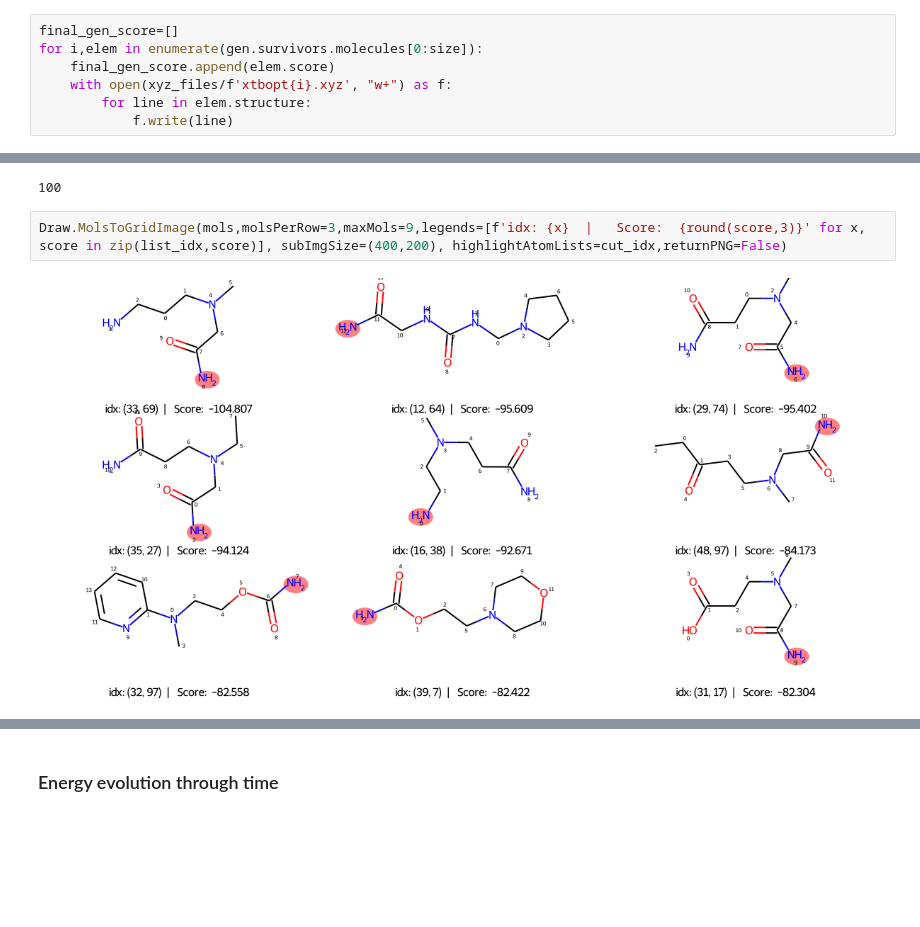
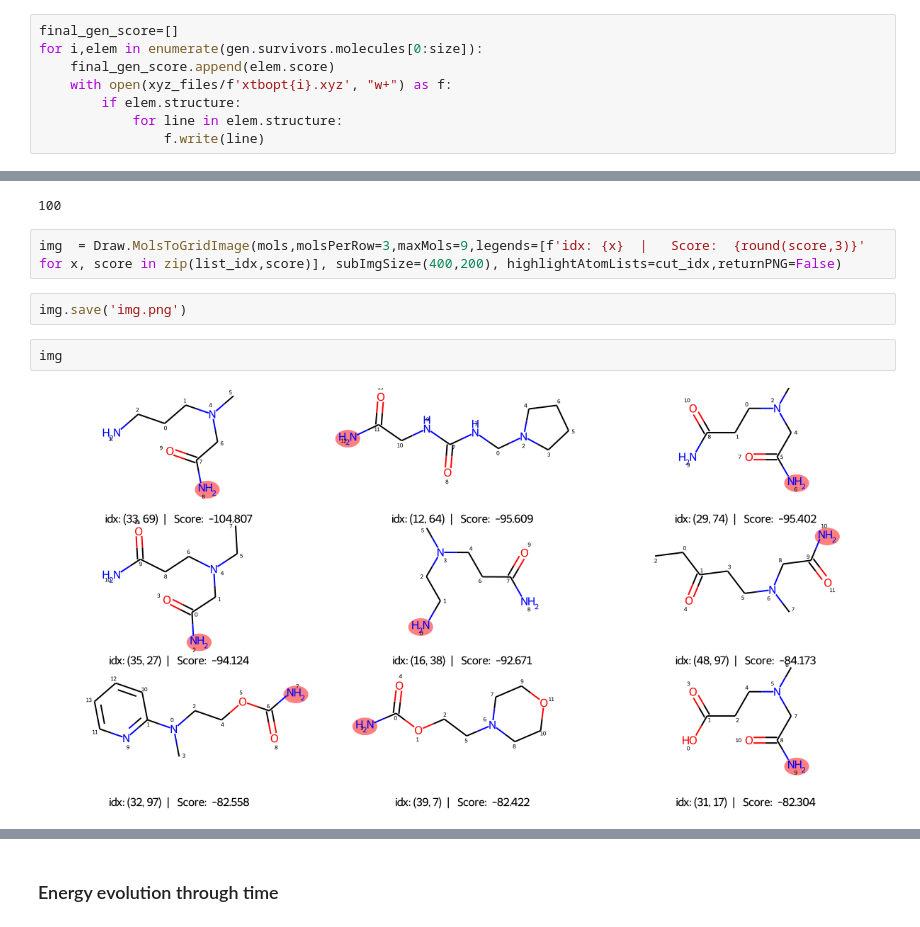
Before and after one commit to Strandgaard96/GB_GA, a Jupyter notebook: notebooks/Generation_exploration.ipynb, the cells around one changed output, grey strips where cells are left out. Cells and saved outputs as stored; diff of their text form; blank space fills up the shorter version.

```diff
--- a/notebooks/Generation_exploration.ipynb
+++ b/notebooks/Generation_exploration.ipynb
@@ -71,8 +70,9 @@ final_gen_score=[]
 for i,elem in enumerate(gen.survivors.molecules[0:size]):
     final_gen_score.append(elem.score)
     with open(xyz_files/f'xtbopt{i}.xyz', "w+") as f:
-        for line in elem.structure:
-            f.write(line)
+        if elem.structure:
+            for line in elem.structure:
+                f.write(line)
 # %%
 # Extract stuff from the generation
 
@@ -100,7 +100,11 @@ for i in keys:
 # %% [output]
 100
 # %%
-Draw.MolsToGridImage(mols,molsPerRow=3,maxMols=9,legends=[f'idx: {x}  |   Score:  {round(score,3)}' for x, score in zip(list_idx,score)], subImgSize=(400,200), highlightAtomLists=cut_idx,returnPNG=False)
+img  = Draw.MolsToGridImage(mols,molsPerRow=3,maxMols=9,legends=[f'idx: {x}  |   Score:  {round(score,3)}' for x, score in zip(list_idx,score)], subImgSize=(400,200), highlightAtomLists=cut_idx,returnPNG=False)
-# %% [output]
-[figure, removed]
+# %%
+img.save('img.png')
+# %%
+img
+# %% [output]
+[figure, added]
 # %%
```
Also changed, not shown: parts of 3 cells of this notebook, 8 other files.
